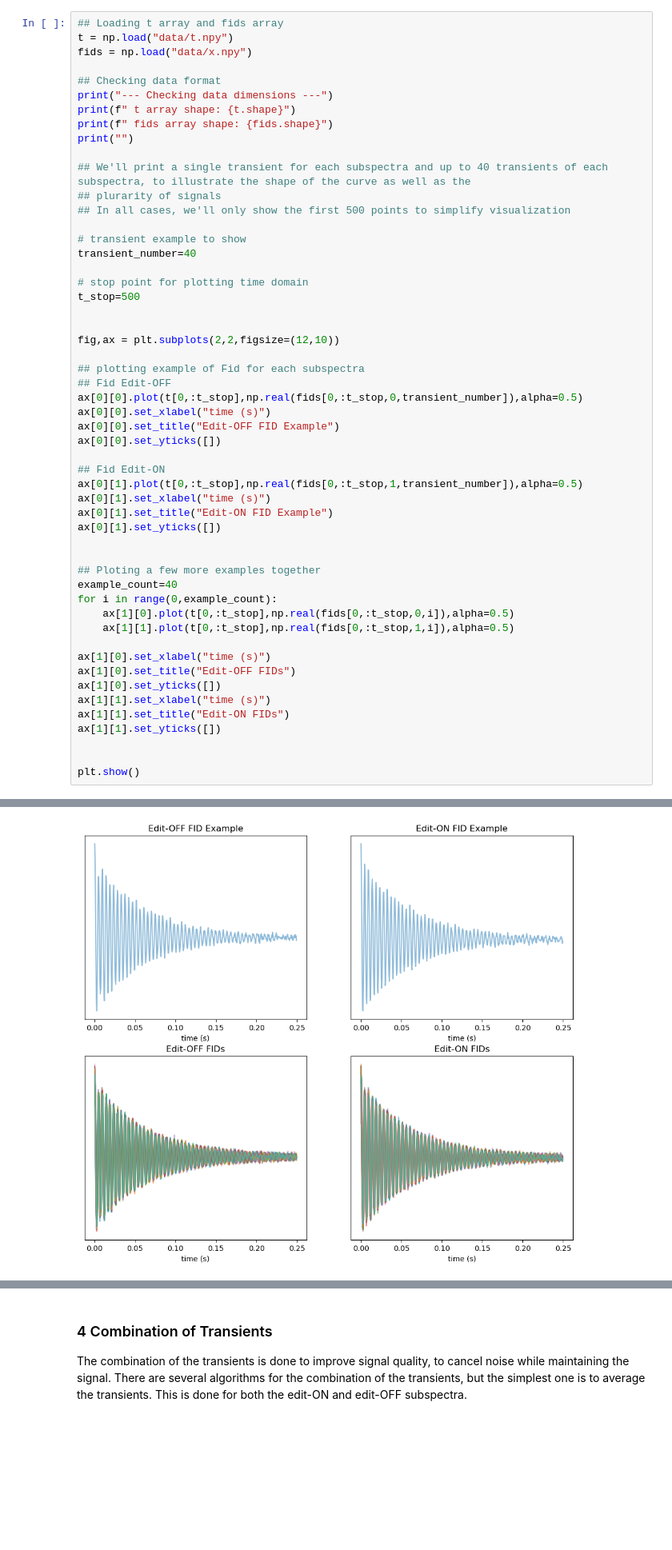
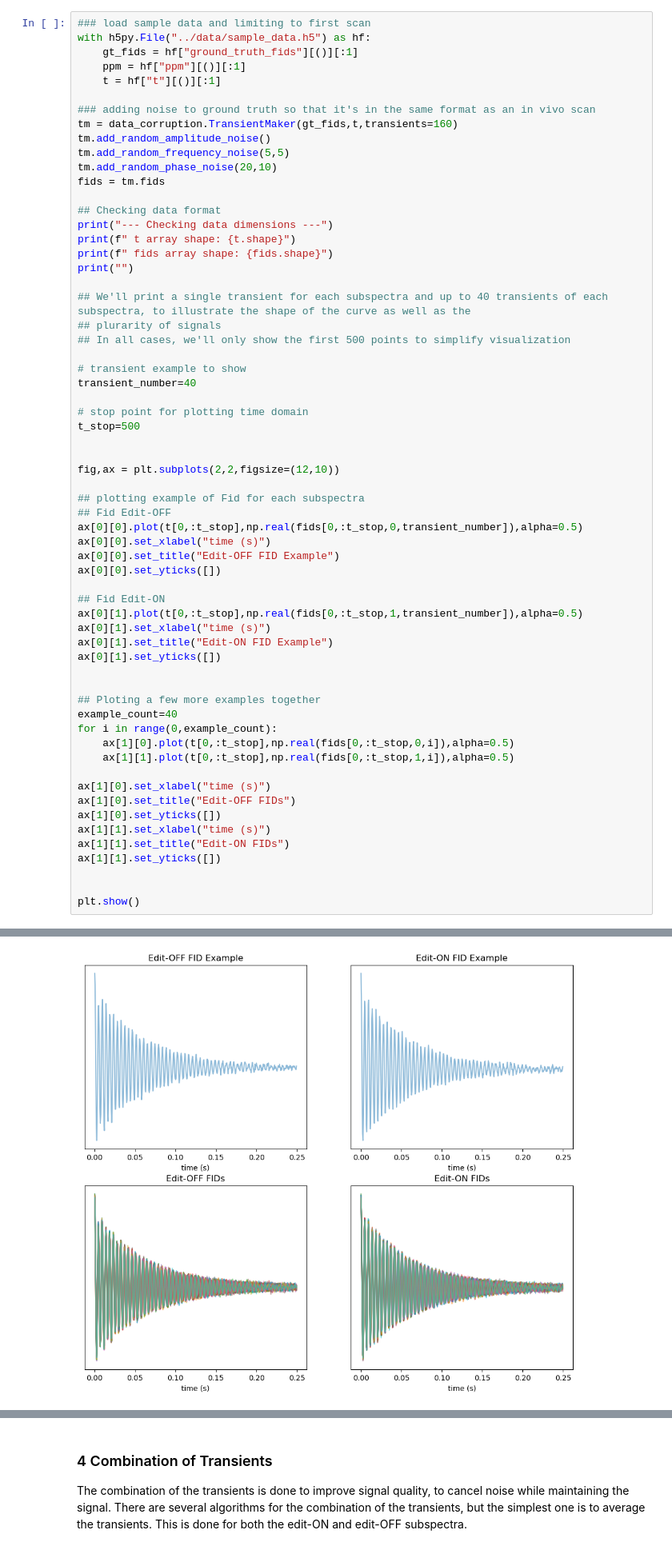
Before and after one commit to rmsouza01/Edited-MRS-challenge, a Jupyter notebook: Tutorials/edited_mrs_tutorial.ipynb, the cells around one changed output, grey strips where cells are left out. Shown at 80% size. Cells and saved outputs as stored; diff of their text form; blank space fills up the shorter version.

```diff
--- a/Tutorials/edited_mrs_tutorial.ipynb
+++ b/Tutorials/edited_mrs_tutorial.ipynb
@@ -34,9 +40,18 @@ The values for the FID at each point will be given by the `fids` array, in the f
 
 In spectroscopy, the absolute value of the x at any point is not of interest, as the shape of spectrum is what matters. Due to this, it's usual to not display the y-axis label or the values when plotting.
 # %%
-## Loading t array and fids array
-t = np.load("data/t.npy")
-fids = np.load("data/x.npy")
+### load sample data and limiting to first scan
+with h5py.File("../data/sample_data.h5") as hf:
+    gt_fids = hf["ground_truth_fids"][()][:1]
+    ppm = hf["ppm"][()][:1]
+    t = hf["t"][()][:1]
+
+### adding noise to ground truth so that it's in the same format as an in vivo scan
+tm = data_corruption.TransientMaker(gt_fids,t,transients=160)
+tm.add_random_amplitude_noise()
+tm.add_random_frequency_noise(5,5)
+tm.add_random_phase_noise(20,10)
+fids = tm.fids
 
 ## Checking data format
 print("--- Checking data dimensions ---")
@@ -63,34 +78,34 @@ ax[0][0].plot(t[0,:t_stop],np.real(fids[0,:t_stop,0,transient_number]),alpha=0.5
 ax[0][0].set_xlabel("time (s)")
 ax[0][0].set_title("Edit-OFF FID Example")
 ax[0][0].set_yticks([])
 
 ## Fid Edit-ON
 ax[0][1].plot(t[0,:t_stop],np.real(fids[0,:t_stop,1,transient_number]),alpha=0.5)
 ax[0][1].set_xlabel("time (s)")
 ax[0][1].set_title("Edit-ON FID Example")
 ax[0][1].set_yticks([])
 
 
 ## Ploting a few more examples together
 example_count=40
 for i in range(0,example_count):
     ax[1][0].plot(t[0,:t_stop],np.real(fids[0,:t_stop,0,i]),alpha=0.5)
     ax[1][1].plot(t[0,:t_stop],np.real(fids[0,:t_stop,1,i]),alpha=0.5)
 
 ax[1][0].set_xlabel("time (s)")
 ax[1][0].set_title("Edit-OFF FIDs")
 ax[1][0].set_yticks([])
 ax[1][1].set_xlabel("time (s)")
 ax[1][1].set_title("Edit-ON FIDs")
 ax[1][1].set_yticks([])
 
 
 plt.show()
 # %% [output]
 --- Checking data dimensions ---
  t array shape: (1, 2048)
  fids array shape: (1, 2048, 2, 160)
-[figure, old version]
+[figure, new version]
 # %% [markdown]
 ### 2.Time domain denoising and signal correction
 
```
Also changed, not shown: parts of 8 cells of this notebook, 13 other files.
